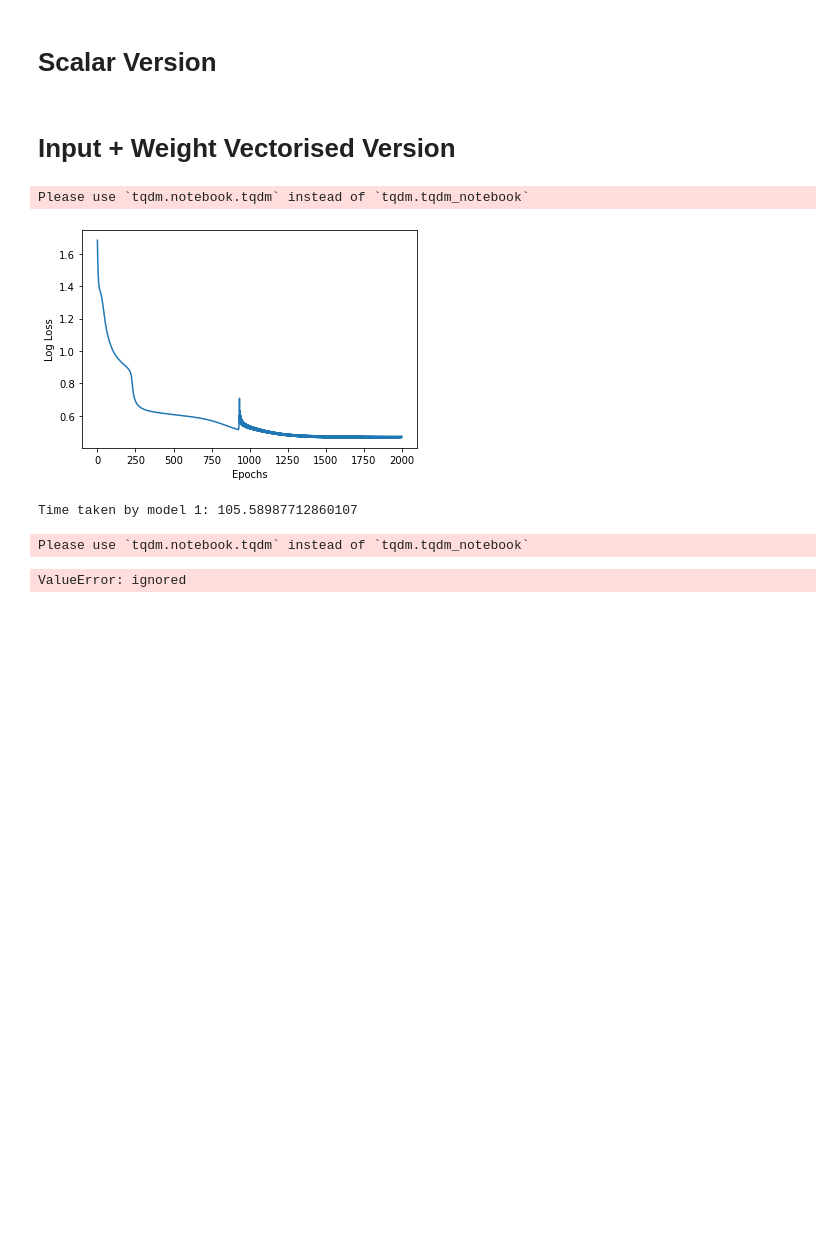
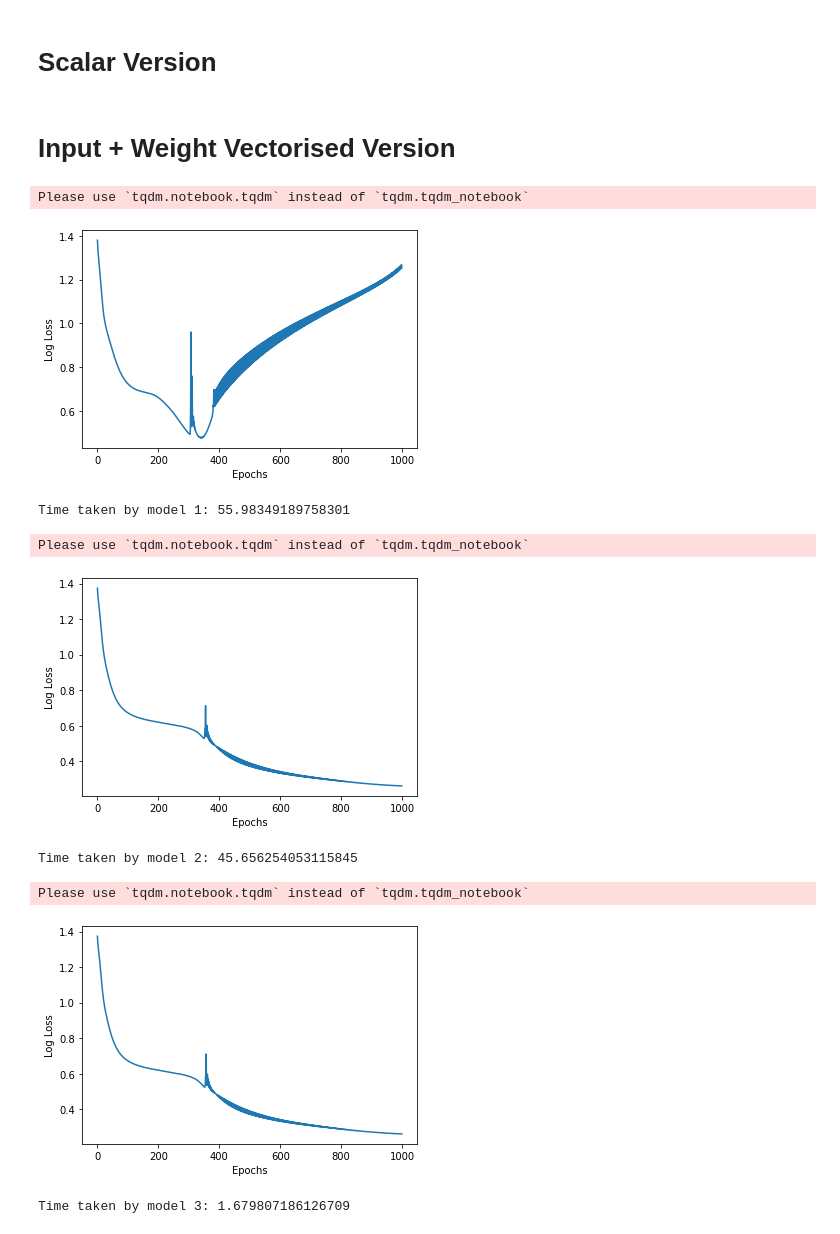
Before and after one commit to AnamikaSa/lab-3_C181221_Back-propagation-algorithm-Input-Weigh-Vectorized-format-, a Jupyter notebook: lab_3_C181221_Backpropagation_Input+Weigh__Vectorized_format.ipynb, the cells around one changed output. Drawn from its saved outputs; the diff is of its cells as text; code cells hidden in the pictures; blank space fills up the shorter version.

```diff
--- a/lab_3_C181221_Backpropagation_Input+Weigh__Vectorized_format.ipynb
+++ b/lab_3_C181221_Backpropagation_Input+Weigh__Vectorized_format.ipynb
@@ -21,8 +21,8 @@ np.random.seed(0)
 # %% [markdown]
 # Testing
 # %%
-N = 50
-M = 250
+N = 200
+M = 300
 a = np.random.randn(N, M)
 b = np.random.randn(N, M)
 c = np.zeros((N, M))
@@ -77,7 +76,7 @@ print(y_OH_train.shape, y_OH_val.shape)
 (750, 4) (250, 4)
 # %%
 W1 = np.random.randn(2,2)
-W2 = np.random.randn(2,5)
+W2 = np.random.randn(2,4)
 print(W1)
 print(W2)
 # %% [output]
@@ -255,8 +338,8 @@ class FF_MultiClass_InputWeightVectorised:
   def __init__(self, W1, W2):
     self.W1 = W1.copy()
     self.W2 = W2.copy()
-    self.B1 = np.zeros(1)
-    self.B2 = np.zeros(1)
+    self.B1 = np.zeros((1,2))
+    self.B2 = np.zeros((1,4))
 
   def sigmoid(self, X):
     return 1.0/(1.0 + np.exp(-X))
@@ -310,10 +393,10 @@ class FF_MultiClass_InputWeightVectorised:
 
 
     if display_loss:
+      # plt.plot(loss.values())
       myList = loss.items()
       x, y = zip(*myList)
       plt.plot(x, y)
-      # plt.plot(loss.values())
       plt.xlabel('Epochs')
       plt.ylabel('Log Loss')
       plt.show()
@@ -323,21 +406,25 @@ class FF_MultiClass_InputWeightVectorised:
     Y_pred = self.forward_pass(X)
     return np.array(Y_pred).squeeze()
 # %%
-models_init = [FF_MultiClass_Scalar(W1, W2),FF_MultiClass_InputWeightVectorised(W1, W2)]
+models_init = [FF_MultiClass_Scalar(W1, W2), FF_MultiClass_WeightVectorised(W1, W2),FF_MultiClass_InputWeightVectorised(W1, W2)]
 models = []
 for idx, model in enumerate(models_init, start=1):
   tic = time.time()
   ffsn_multi_specific = model
-  ffsn_multi_specific.fit(X_train,y_OH_train,epochs=2000,learning_rate=.5,display_loss=True)
+  ffsn_multi_specific.fit(X_train,y_OH_train,epochs=1000,learning_rate=1,display_loss=True)
   models.append(ffsn_multi_specific)
   toc = time.time()
   print("Time taken by model {}: {}".format(idx, toc-tic))
 # %% [output]
 Please use `tqdm.notebook.tqdm` instead of `tqdm.tqdm_notebook`
-[figure, old version]
+[figure, new version]
-Time taken by model 1: 105.58987712860107
+Time taken by model 1: 55.98349189758301
 Please use `tqdm.notebook.tqdm` instead of `tqdm.tqdm_notebook`
+[figure, added]
-ValueError: ignored
+Time taken by model 2: 45.656254053115845
+Please use `tqdm.notebook.tqdm` instead of `tqdm.tqdm_notebook`
+[figure, added]
+Time taken by model 3: 1.679807186126709
 # %%
 for idx, model in enumerate(models, start=1):
   Y_pred_train = model.predict(X_train)
```
Also changed, not shown: parts of 8 cells of this notebook.
